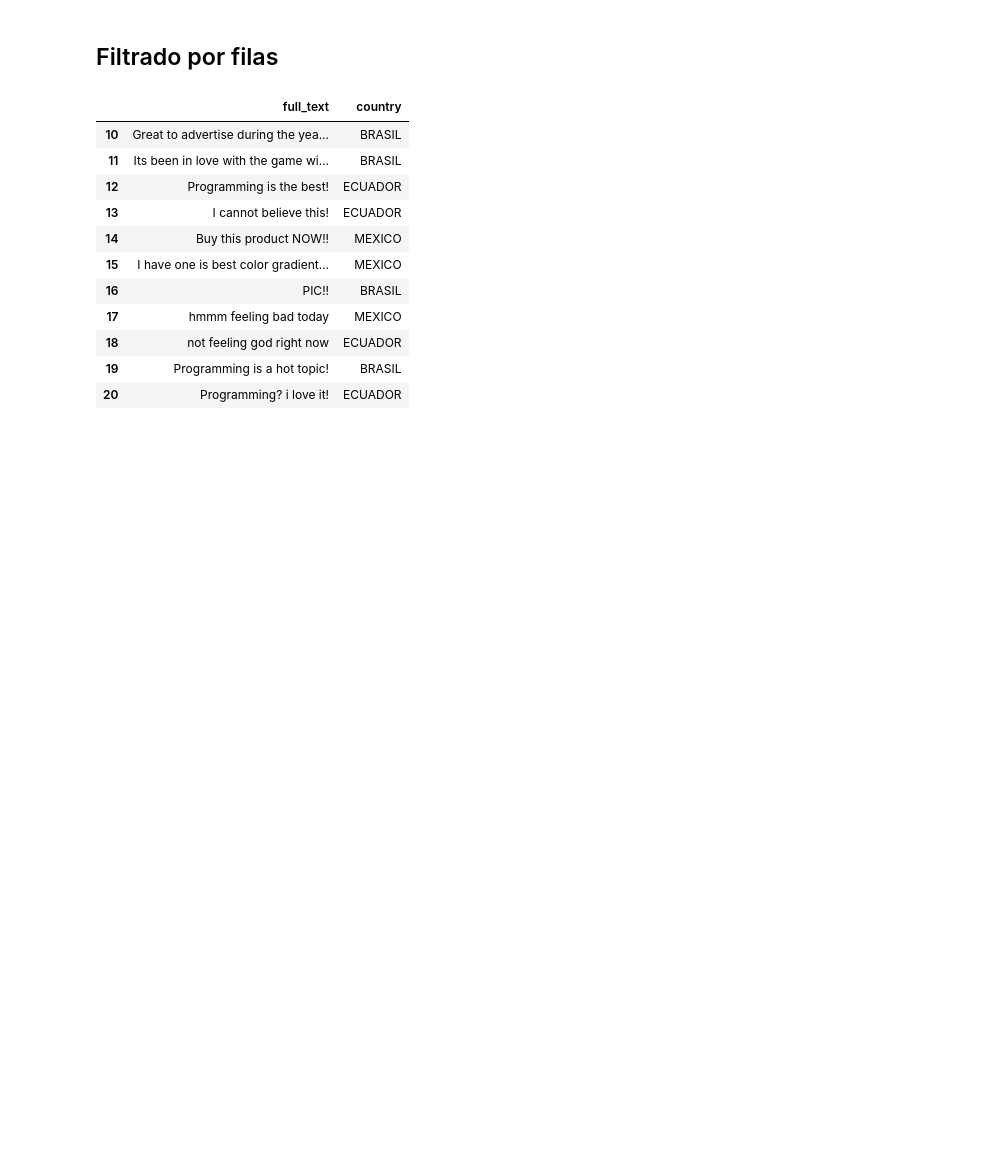
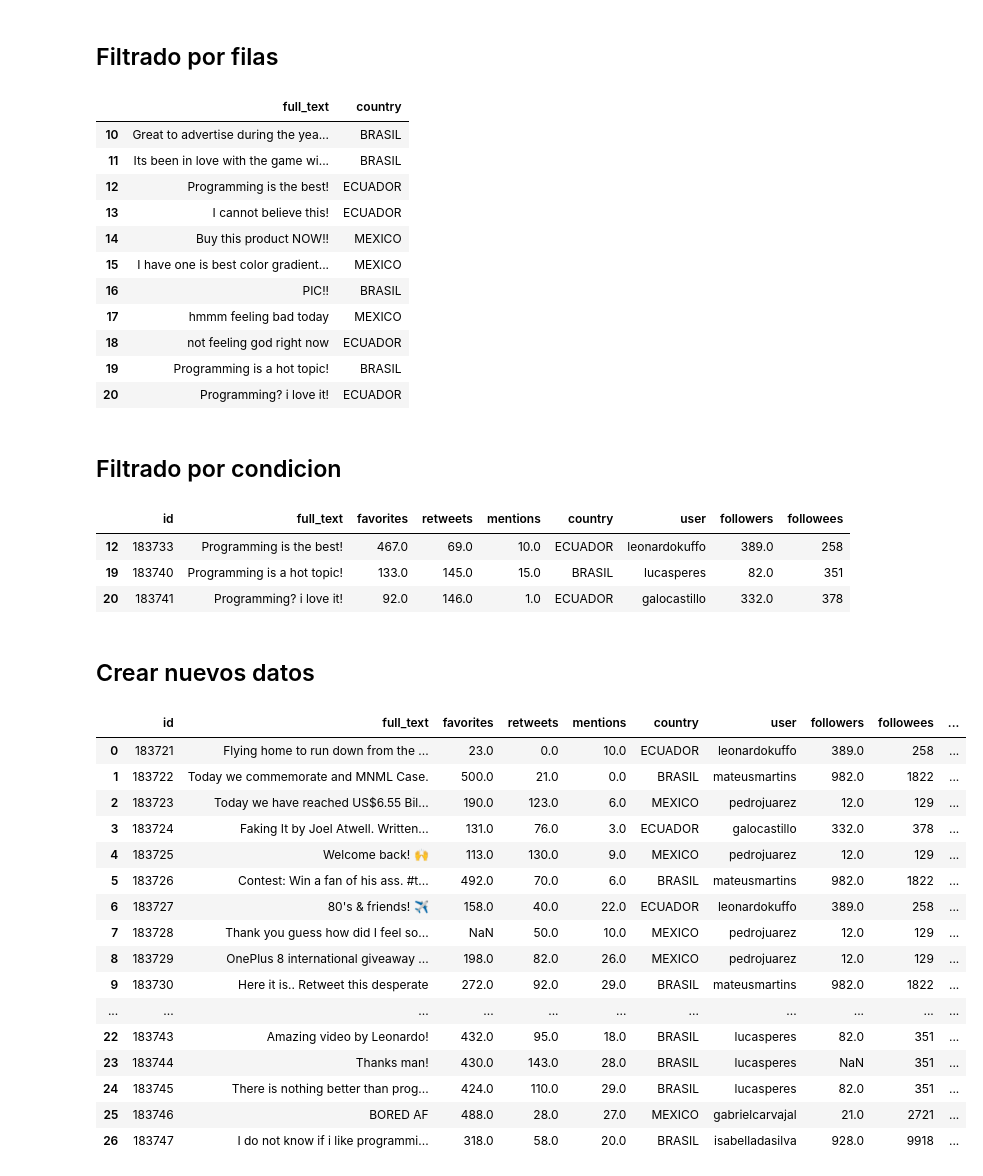
Before and after one commit to jeulufis/data-analyst-note, a Jupyter notebook: 02-pandas.ipynb, the cells around one changed output. Drawn from its saved outputs; the diff is of its cells as text; code cells hidden in the pictures; blank space fills up the shorter version.

```diff
--- a/02-pandas.ipynb
+++ b/02-pandas.ipynb
@@ -91,3 +91,58 @@ dataset.loc[10: 20, ['full_text', 'country']]
 | 18 | not feeling god right now | ECUADOR |
 | 19 | Programming is a hot topic! | BRASIL |
 | 20 | Programming? i love it! | ECUADOR |
+# %% [markdown]
+## Filtrado por condicion
+# %%
+# mostrar los country de ecuador
+# dataset_filtrado[dataset_filtrado['country'] == "ECUADOR"]
+
+# mostrar los followers mayor a 300
+# dataset_filtrado[dataset_filtrado['followers'] > 300]
+
+# mostrar los followers menor a 300
+dataset_filtrado[dataset_filtrado['followers'] < 300]
+
+# 2 condiciones mostrar tweets favoritos arriba de 400 y con followers mayor a 900
+dataset_filtrado[(dataset_filtrado['favorites'] > 400) & (dataset_filtrado['followers'] > 900)]
+
+# mostra datos con reetweets mayor o igual a 123 y country mexico
+dataset_filtrado[(dataset_filtrado['retweets'] >= 123) & (dataset_filtrado['country'] == "MEXICO")]
+
+# filtrar por texto Programming
+dataset_filtrado[dataset_filtrado['full_text'].str.contains('Programming')]
+# %% [output]
+|  | id | full_text | favorites | retweets | mentions | country | user | followers | followees |
+| 12 | 183733 | Programming is the best! | 467.0 | 69.0 | 10.0 | ECUADOR | leonardokuffo | 389.0 | 258 |
+| 19 | 183740 | Programming is a hot topic! | 133.0 | 145.0 | 15.0 | BRASIL | lucasperes | 82.0 | 351 |
+| 20 | 183741 | Programming? i love it! | 92.0 | 146.0 | 1.0 | ECUADOR | galocastillo | 332.0 | 378 |
+# %% [markdown]
+## Crear nuevos datos
+# %%
+dataset_filtrado
+
+def followersAndFollowees(row):
+    return row['followers'] + row['followees']
+
+# Aplica la función a cada fila del DataFrame
+dataset_filtrado['followersAndFollowees'] = dataset_filtrado.apply(followersAndFollowees, axis=1)
+
+dataset_filtrado
+# %% [output]
+|  | id | full_text | favorites | retweets | mentions | country | user | followers | followees | ... |
+| 0 | 183721 | Flying home to run down from the ... | 23.0 | 0.0 | 10.0 | ECUADOR | leonardokuffo | 389.0 | 258 | ... |
+| 1 | 183722 | Today we commemorate and MNML Case. | 500.0 | 21.0 | 0.0 | BRASIL | mateusmartins | 982.0 | 1822 | ... |
+| 2 | 183723 | Today we have reached US$6.55 Bil... | 190.0 | 123.0 | 6.0 | MEXICO | pedrojuarez | 12.0 | 129 | ... |
+| 3 | 183724 | Faking It by Joel Atwell. Written... | 131.0 | 76.0 | 3.0 | ECUADOR | galocastillo | 332.0 | 378 | ... |
+| 4 | 183725 | Welcome back! 🙌 | 113.0 | 130.0 | 9.0 | MEXICO | pedrojuarez | 12.0 | 129 | ... |
+| 5 | 183726 | Contest: Win a fan of his ass. #t... | 492.0 | 70.0 | 6.0 | BRASIL | mateusmartins | 982.0 | 1822 | ... |
+| 6 | 183727 | 80's & friends! ✈️ | 158.0 | 40.0 | 22.0 | ECUADOR | leonardokuffo | 389.0 | 258 | ... |
+| 7 | 183728 | Thank you guess how did I feel so... | NaN | 50.0 | 10.0 | MEXICO | pedrojuarez | 12.0 | 129 | ... |
+| 8 | 183729 | OnePlus 8 international giveaway ... | 198.0 | 82.0 | 26.0 | MEXICO | pedrojuarez | 12.0 | 129 | ... |
+| 9 | 183730 | Here it is.. Retweet this desperate | 272.0 | 92.0 | 29.0 | BRASIL | mateusmartins | 982.0 | 1822 | ... |
+| ... | ... | ... | ... | ... | ... | ... | ... | ... | ... | ... |
+| 22 | 183743 | Amazing video by Leonardo! | 432.0 | 95.0 | 18.0 | BRASIL | lucasperes | 82.0 | 351 | ... |
+| 23 | 183744 | Thanks man! | 430.0 | 143.0 | 28.0 | BRASIL | lucasperes | NaN | 351 | ... |
+| 24 | 183745 | There is nothing better than prog... | 424.0 | 110.0 | 29.0 | BRASIL | lucasperes | 82.0 | 351 | ... |
+| 25 | 183746 | BORED AF | 488.0 | 28.0 | 27.0 | MEXICO | gabrielcarvajal | 21.0 | 2721 | ... |
+| 26 | 183747 | I do not know if i like programmi... | 318.0 | 58.0 | 20.0 | BRASIL | isabelladasilva | 928.0 | 9918 | ... |
```
Also changed, not shown: parts of 3 cells of this notebook.
